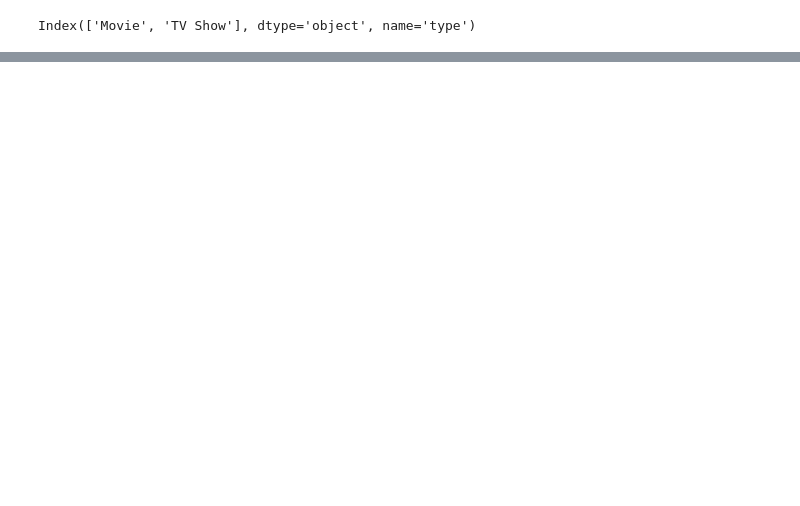
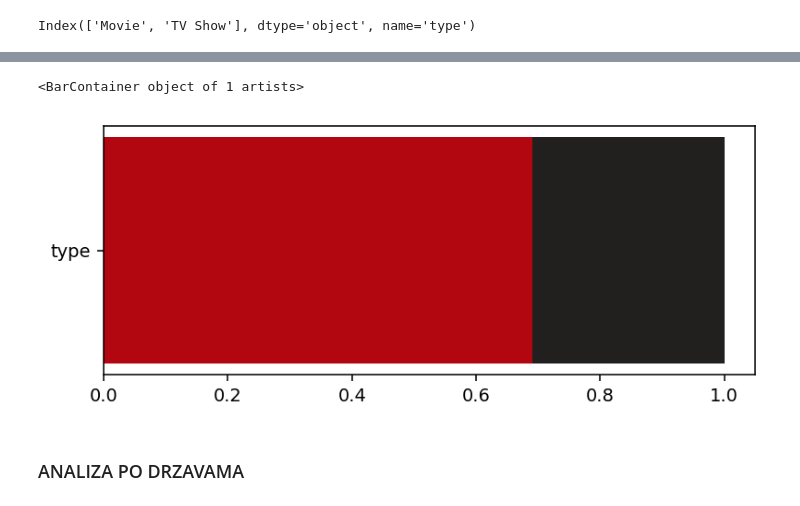
Before and after one commit to nenadmark/python1, a Jupyter notebook: DATA-Python/data 20.03/netflix_and_chill.ipynb, the cells around one changed output, grey strips where cells are left out. Saved outputs shown, nothing was run; the diff lists cells and outputs as text; code cells hidden in the pictures; blank space fills up the shorter version.

```diff
--- a/DATA-Python/data 20.03/netflix_and_chill.ipynb
+++ b/DATA-Python/data 20.03/netflix_and_chill.ipynb
@@ -564,0 +571,5 @@ plt.show()
+# %%
+postotak_filmova = postotci["Movie"]
+postotak_serija = postotci["TV Show"]
+print(postotak_filmova)
+print(postotak_serija)
@@ -564,0 +605,11 @@ plt.show()
+# %%
+fig, ax = plt.subplots(1, 1, figsize=(6.5, 2.5))
+# kreiramo okvir i jedan graf u njemu, figzise odredjuje
+
+plt.barh(omjeri_novi.index, postotak_filmova, color=tamno_crvena)
+plt.barh(omjeri_novi.index, postotak_serija, left=postotak_filmova, color=crna)
+# %% [output]
+<BarContainer object of 1 artists>
+[figure, added]
+# %% [markdown]
+### ANALIZA PO DRZAVAMA
```
Also changed, not shown: parts of 28 cells of this notebook, 6 other files.
